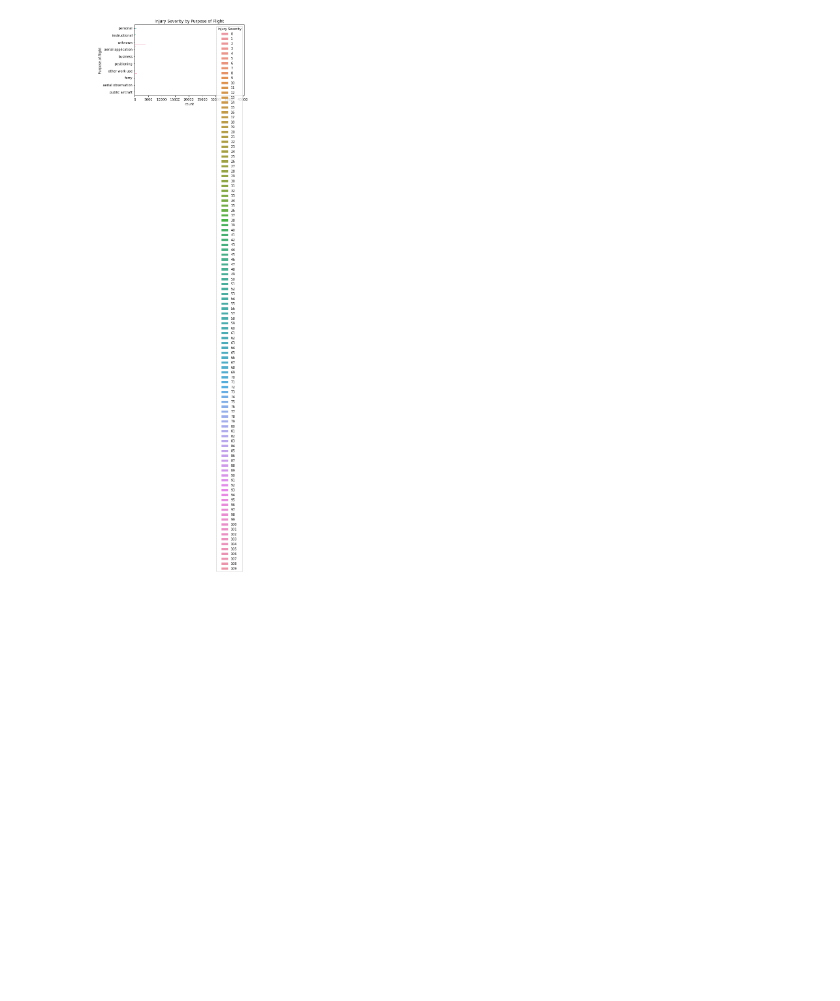
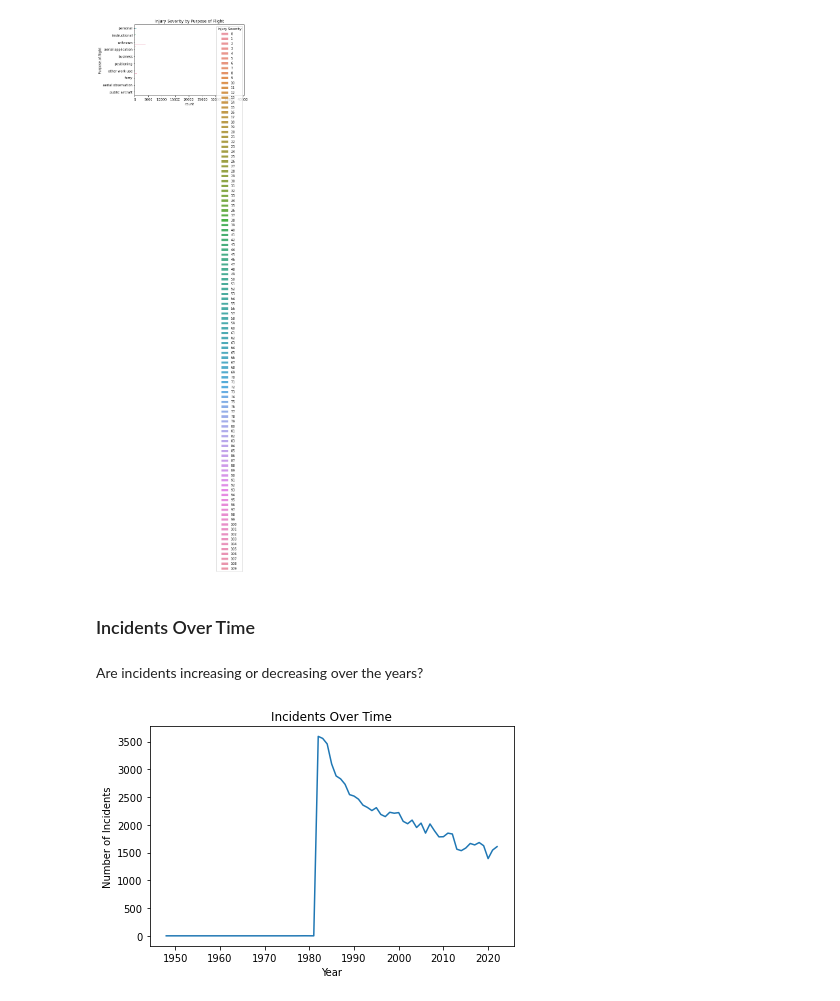
Before and after one commit to BMwihia/aviation-accidents-analysis, a Jupyter notebook: aviation_accident_analysis-benson.ipynb, the cells around one changed output. Drawn from its saved outputs; the diff is of its cells as text; code cells hidden in the pictures; blank space fills up the shorter version.

Commit message:
Proceeded to analyze incidents over time to determine if they are increasing or decreasing over the years.

```diff
--- a/aviation_accident_analysis-benson.ipynb
+++ b/aviation_accident_analysis-benson.ipynb
@@ -213,3 +213,18 @@ plt.tight_layout()
 plt.show()
 # %% [output]
 [figure]
+# %% [markdown]
+### Incidents Over Time
+# %% [markdown]
+Are incidents increasing or decreasing over the years?
+# %%
+incident_trend = df['event_year'].value_counts().sort_index()
+
+plt.plot(incident_trend.index, incident_trend.values)
+plt.title('Incidents Over Time')
+plt.xlabel('Year')
+plt.ylabel('Number of Incidents')
+plt.tight_layout()
+plt.show()
+# %% [output]
+[figure, added]
```
